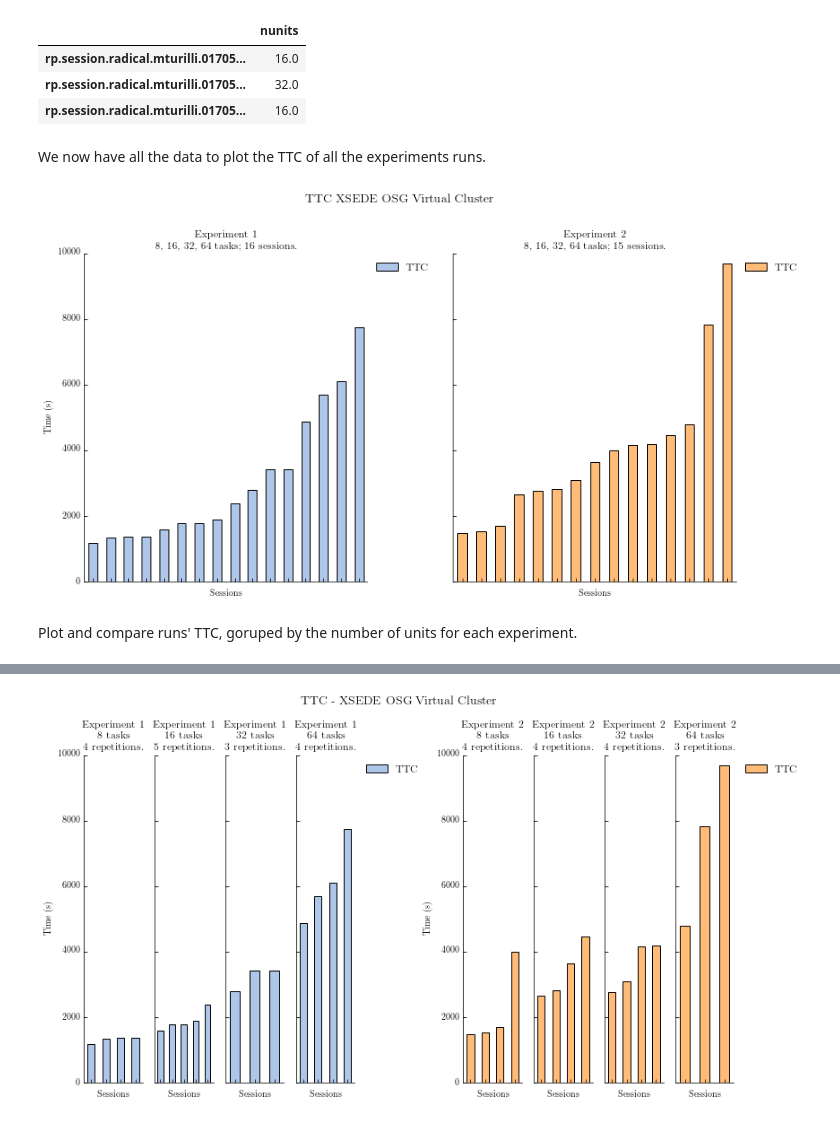
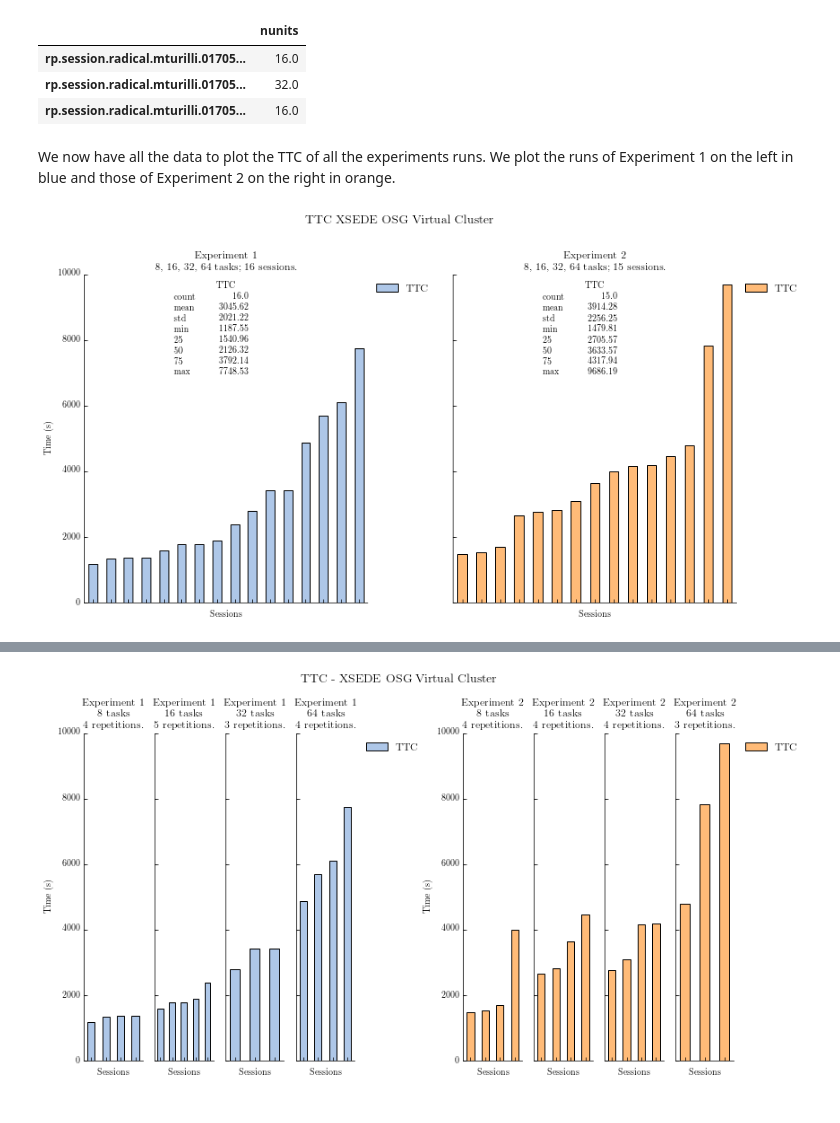
Before and after one commit to radical-cybertools/radical.analytics, a Jupyter notebook: use_cases/rp_on_osg/osg_analysis.ipynb, the cells around one changed output, grey strips where cells are left out. Cells and saved outputs as stored; diff of their text form; code cells hidden in the pictures.

```diff
--- a/use_cases/rp_on_osg/osg_analysis.ipynb
+++ b/use_cases/rp_on_osg/osg_analysis.ipynb
@@ -245,7 +245,7 @@ display(sessions[['nunits']].tail(3))
 | rp.session.radical.mturilli.01705... | 32.0 |
 | rp.session.radical.mturilli.01705... | 16.0 |
 # %% [markdown]
-We now have all the data to plot the TTC of all the experiments runs.
+We now have all the data to plot the TTC of all the experiments runs. We plot the runs of Experiment 1 on the left in blue and those of Experiment 2 on the right in orange.
 # %%
 fig = plt.figure(figsize=(13,7))
 fig.suptitle('TTC XSEDE OSG Virtual Cluster', fontsize=14)
@@ -253,36 +253,45 @@ plt.subplots_adjust(wspace=0.3, top=0.85)
 
 ttc_subplots = []
 for exp in sessions['experiment'].sort_values().unique():
-    ttc_subplots.append(sessions[ (sessions['experiment'] == exp) ].sort_values('TTC'))
+    ttc_subplots.append(sessions[ sessions['experiment'] == exp ].sort_values('TTC'))
 
 colors = {'exp1': tableau20[1],
           'exp2': tableau20[3]}
 
 ax = []
 for splt in range(2):
     session = ttc_subplots.pop(0)
     experiment = session['experiment'].unique()[0]
     ntasks = ', '.join([str(int(n)) for n in session['nunits'].unique()])
     color = colors[experiment]
     title = 'Experiment %s\n%s tasks; %s sessions.' % (experiment[3], ntasks, session.shape[0])
 
     if not ax:
         ax.append(fig.add_subplot(1, 2, splt+1))
     else:
         ax.append(fig.add_subplot(1, 2, splt+1, sharey=ax[0]))
     session['TTC'].plot(kind='bar', color=color, ax=ax[splt], title=title)
     ax[splt].spines["top"].set_visible(False)
     ax[splt].spines["right"].set_visible(False)
     ax[splt].get_xaxis().tick_bottom()
     ax[splt].get_yaxis().tick_left()
     ax[splt].set_xticklabels([])
     ax[splt].set_xlabel('Sessions')
     ax[splt].set_ylabel('Time (s)')
     ax[splt].legend(bbox_to_anchor=(1.25, 1))
+
+    # Add table with statistical description of TTC values.
+    table = pd.tools.plotting.table(ax[splt],
+                                    np.round(session['TTC'].describe(), 2),
+                                    loc='upper center',
+                                    colWidths=[0.2, 0.2, 0.2])
+
+    # Eliminate the border of the table.
+    for key, cell in table.get_celld().items():
+        cell.set_linewidth(0)
+
     fig.add_subplot(ax[splt])
 
 plt.savefig('figures/osg_ttc_experiments.pdf', dpi=600, bbox_inches='tight')
 # %% [output]
-[figure, old version]
+[figure, new version]
-# %% [markdown]
-Plot and compare runs' TTC, goruped by the number of units for each experiment.
```
Also changed, not shown: parts of 5 cells of this notebook, 1 other file.
